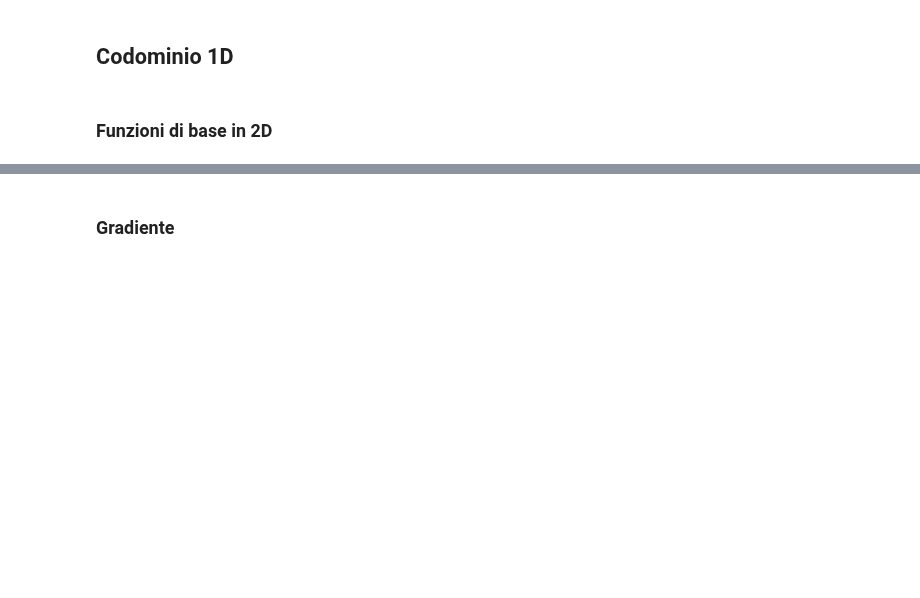
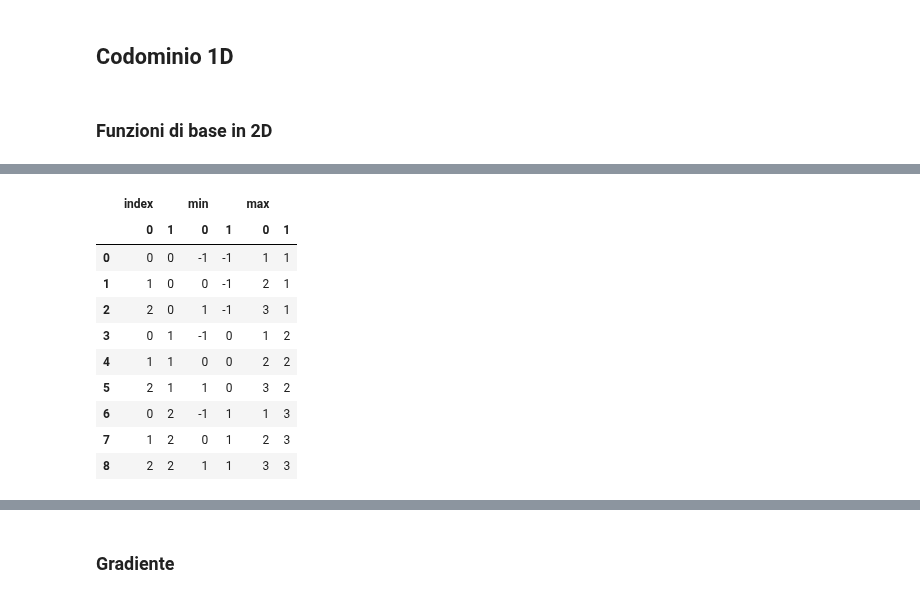
Before and after one commit to EliaStocco/Bspline, a Jupyter notebook: python/Test.ipynb, the cells around one changed output, grey strips where cells are left out. Cells and saved outputs as stored; diff of their text form; code cells hidden in the pictures; blank space fills up the shorter version.

```diff
--- a/python/Test.ipynb
+++ b/python/Test.ipynb
@@ -739,0 +775,56 @@ z=bs.evaluate(XY)
+# %%
+basis_range = list()#np.zeros(self.dim(),dtype=object)
+for k in range(0,self.dim()):
+    kv = self._kv[k]
+    kt = kv.knots()
+    n  = kv.n()
+    p  = kv.p()
+    data = {"index":range(0,n),\
+           "i-min":range(0,n),\
+           "i-max":np.arange(0,n)+p+1,\
+           "x-min":kt[0:n],\
+           "x-max":kt[p+1:p+1+n]}
+    br = pd.DataFrame(data)#np.array(shape=(n,3))
+    basis_range.append(br)
+
+#creo gli indici
+index = [ ("index", 0),("index", 1),\
+("min"  , 0),("min"  , 1),\
+("max"  , 0),("max"  , 1)]
+
+index_index = [ ("index", i) for i in range(0,self.dim()) ]
+index_min   = [ ("min"  , i) for i in range(0,self.dim()) ]
+index_max   = [ ("max"  , i) for i in range(0,self.dim()) ]
+index = index_index + index_min + index_max
+
+#
+mi = pd.MultiIndex.from_tuples(index)
+df = pd.DataFrame(columns=index)
+df = df.reindex(columns=mi)
+
+#
+il = self.index_list()
+
+#
+for k in range(0,self.dim()):
+    df[("index",k)] = il[:,k]
+    appo =  basis_range[k]
+    #print(appo)
+    for j in range(0,len(br)):
+        #print(j)
+        df.loc[ df[("index",k)] == appo.loc[j,"index"] , ("min",k) ] = appo.loc[j,"x-min"]
+        df.loc[ df[("index",k)] == appo.loc[j,"index"] , ("max",k) ] = appo.loc[j,"x-max"]
+# %%
+df
+# %% [output]
+|  | index |  | min |  | max |  |
+|  | 0 | 1 | 0 | 1 | 0 | 1 |
+| 0 | 0 | 0 | -1 | -1 | 1 | 1 |
+| 1 | 1 | 0 | 0 | -1 | 2 | 1 |
+| 2 | 2 | 0 | 1 | -1 | 3 | 1 |
+| 3 | 0 | 1 | -1 | 0 | 1 | 2 |
+| 4 | 1 | 1 | 0 | 0 | 2 | 2 |
+| 5 | 2 | 1 | 1 | 0 | 3 | 2 |
+| 6 | 0 | 2 | -1 | 1 | 1 | 3 |
+| 7 | 1 | 2 | 0 | 1 | 2 | 3 |
+| 8 | 2 | 2 | 1 | 1 | 3 | 3 |
```
Also changed, not shown: parts of 28 cells of this notebook, 2 other files.
